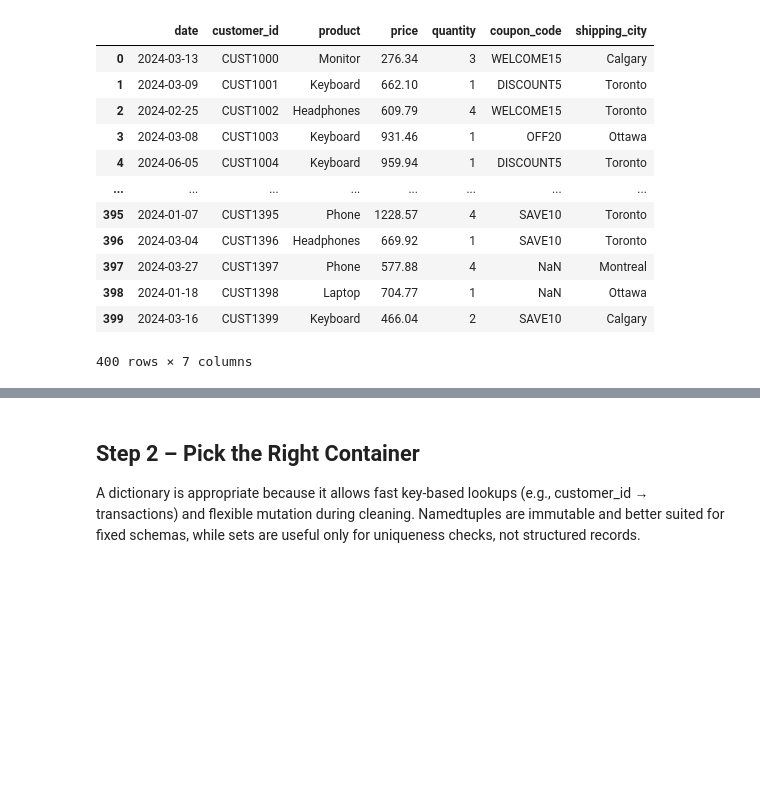
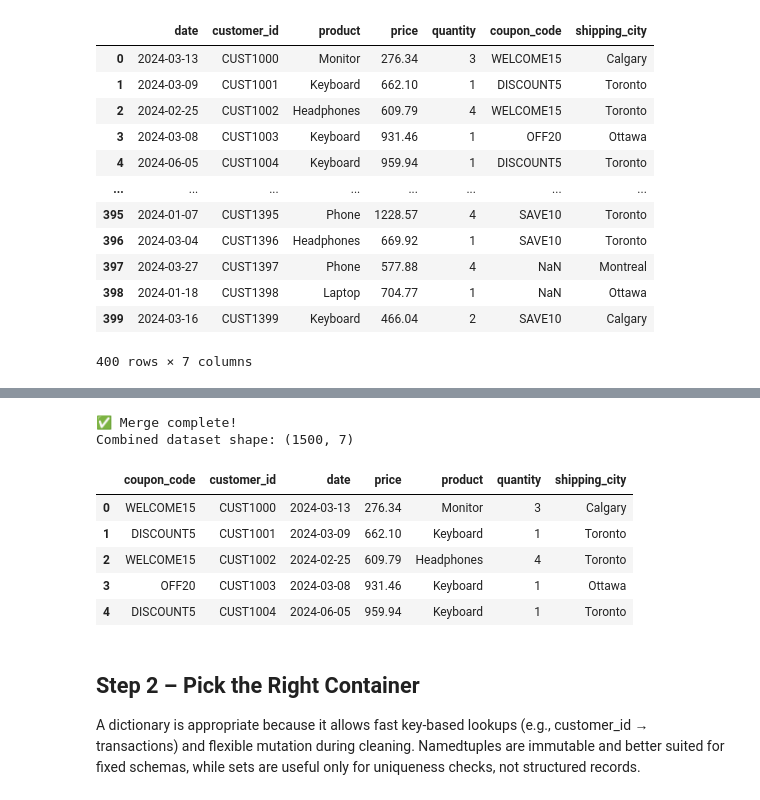
Before and after one commit to Kevin1362/Lab2---Data-Collection-and-Pre-processing, a Jupyter notebook: Data_Collection_Preprocessing_Lab.ipynb, the cells around one changed output, grey strips where cells are left out. Saved outputs shown, nothing was run; the diff lists cells and outputs as text; code cells hidden in the pictures; blank space fills up the shorter version.

Commit message:
Update notebook: merge sales_500 with retail_sales_dataset

```diff
--- a/Data_Collection_Preprocessing_Lab.ipynb
+++ b/Data_Collection_Preprocessing_Lab.ipynb
@@ -24,3 +29,42 @@ df_raw.head(400)
+# %%
+# Load Kaggle dataset (make sure this file exists in the /data folder)
+df_kaggle_raw = pd.read_csv('data/retail_sales_dataset.csv')
+
+# Clean Kaggle column names
+df_kaggle = df_kaggle_raw.copy()
+df_kaggle.columns = [c.strip().lower().replace(' ', '_') for c in df_kaggle.columns]
+
+# Map Kaggle columns -> Lab columns
+# Kaggle columns: date, customer_id, product_category, quantity, price_per_unit, total_amount
+df_kaggle_mapped = pd.DataFrame({
+    'date': df_kaggle.get('date'),
+    'customer_id': df_kaggle.get('customer_id'),
+    'product': df_kaggle.get('product_category'),
+    'price': df_kaggle.get('price_per_unit'),
+    'quantity': df_kaggle.get('quantity'),
+    'coupon_code': pd.NA,           # not available in Kaggle dataset
+    'shipping_city': pd.NA          # not available in Kaggle dataset
+})
+
+# Align columns (union) and append rows
+all_cols = sorted(set(df_raw.columns).union(set(df_kaggle_mapped.columns)))
+df_raw_aligned = df_raw.reindex(columns=all_cols)
+df_kaggle_aligned = df_kaggle_mapped.reindex(columns=all_cols)
+
+df_raw = pd.concat([df_raw_aligned, df_kaggle_aligned], ignore_index=True)
+
+print('✅ Merge complete!')
+print('Combined dataset shape:', df_raw.shape)
+df_raw.head()
+# %% [output]
+✅ Merge complete!
+Combined dataset shape: (1500, 7)
+|  | coupon_code | customer_id | date | price | product | quantity | shipping_city |
+| 0 | WELCOME15 | CUST1000 | 2024-03-13 | 276.34 | Monitor | 3 | Calgary |
+| 1 | DISCOUNT5 | CUST1001 | 2024-03-09 | 662.10 | Keyboard | 1 | Toronto |
+| 2 | WELCOME15 | CUST1002 | 2024-02-25 | 609.79 | Headphones | 4 | Toronto |
+| 3 | OFF20 | CUST1003 | 2024-03-08 | 931.46 | Keyboard | 1 | Ottawa |
+| 4 | DISCOUNT5 | CUST1004 | 2024-06-05 | 959.94 | Keyboard | 1 | Toronto |
 # %% [markdown]
 ## Step 2 – Pick the Right Container
 A dictionary is appropriate because it allows fast key-based lookups
```
Also changed, not shown: parts of 5 cells of this notebook, 3 other files.
